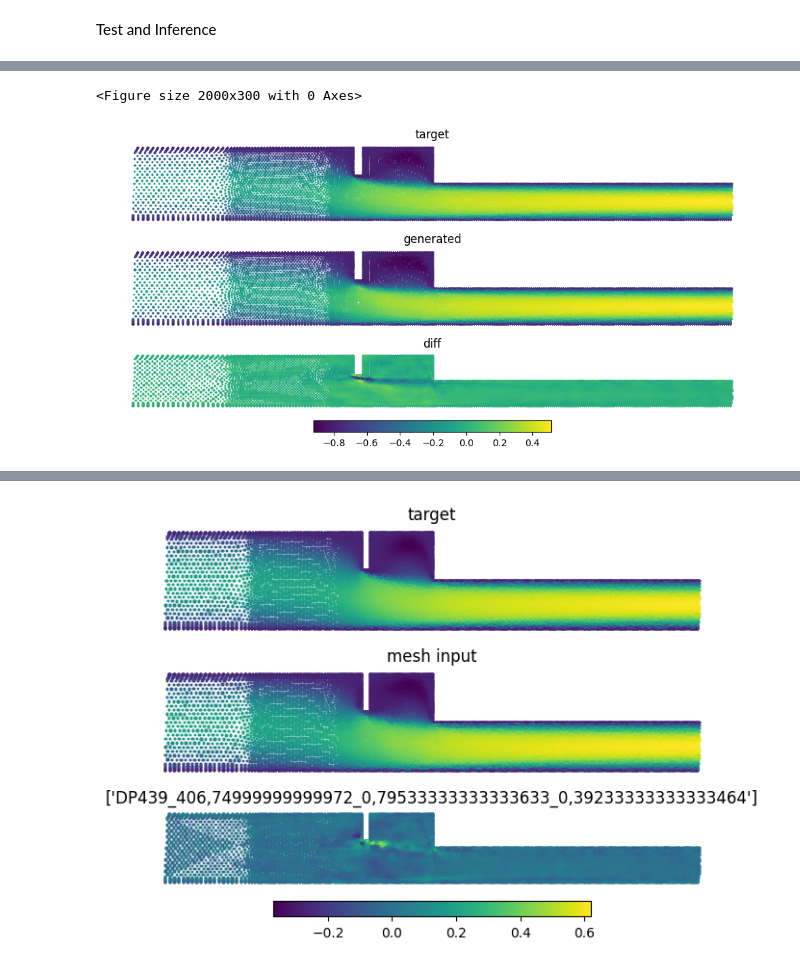
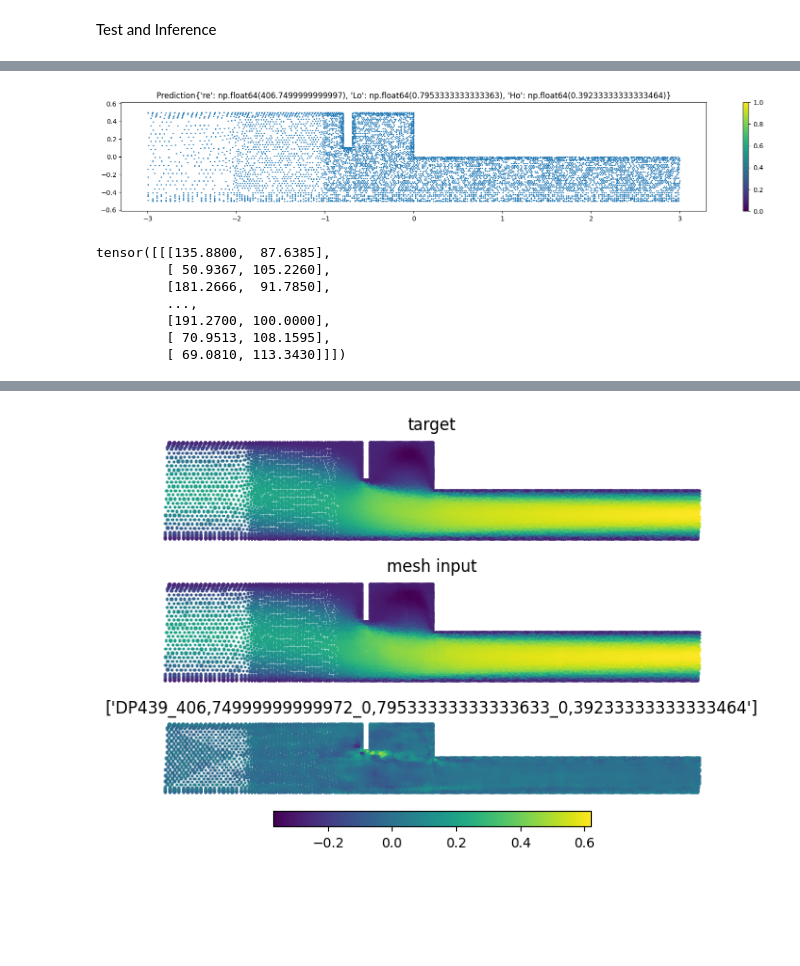
Before and after one commit to battlejacket/upt-tutorial, a Jupyter notebook: ffsRans.ipynb, the cells around one changed output, grey strips where cells are left out. Saved outputs shown, nothing was run; the diff lists cells and outputs as text; code cells hidden in the pictures; blank space fills up the shorter version.

```diff
--- a/ffsRans.ipynb
+++ b/ffsRans.ipynb
@@ -369,15 +370,9 @@ from ffsInference import ffsInference
 
 inferencer = ffsInference(
     train_dataset=test_hr_dataset,
-    totalPoints=40000,
+    totalPoints=10000,
     numSupernodes=512,
     model=model,
     device=device,
     useMesh='modify'
 )
-print(test_batch["output_pos"].shape)
-print(test_batch["output_pos"].type)
-
-parameter_sets = [(re, Lo, Ho)]  # Example parameter sets
-results = inferencer.infer(parameter_sets, output_pos=test_batch["output_pos"].clone())
-# results = inferencer.infer(parameter_sets)
@@ -387,0 +379,5 @@ torch.Size([1, 40000, 2])
+# %%
+
+parameter_sets = np.array([(re, Lo, Ho)])  # Example parameter sets
+# results = inferencer.infer(parameter_sets, output_pos=test_batch["output_pos"].clone())
+results = inferencer.infer(parameter_sets)
@@ -388,43 +388,42 @@ torch.Size([1, 40000, 2])
 # %%
 # generated input vs target
-result = results[0]
-parameters = result['parameters']
+idx = 0
+parameters = results['parameters'][idx]
 parameterString = [(key + ': ' + str(value)) for key, value in parameters.items()]
-points = result['points']
-pred_all = result['prediction']
+points = results['points'][idx]
+pred_all = results['predictions'][idx]
 
 
 x_pos, y_pos = points.unbind(1)
 pred = pred_all[:,0]
-target_all = test_dataset.denormalize_feat(test_batch["target_feat"])
+target_all = test_dataset.denormalize_feat(test_batch["target_feat"])[:10000]
 target = target_all[:,0]
 
 # Visualize
 plt.figure(figsize=(20, 3))
-# plt.scatter(x_pos, y_pos, c=pred, marker="o", s=1)
-# plt.colorbar()
-# plt.axis("equal")
-# plt.title("Prediction" + str(parameters))
+plt.scatter(x_pos, y_pos, marker="o", s=1)
+plt.colorbar()
+plt.axis("equal")
+plt.title("Prediction" + str(parameters))
+plt.show()
+
+# _, axes = plt.subplots(3, 1, figsize=(10, 5)) #, figsize=(10, 2)
+# axes[0].scatter(x_pos, y_pos, c=target, marker="s", s=1)
+# axes[0].set_title("target")
+# axes[0].set_axis_off()
+# axes[1].scatter(x_pos, y_pos, c=pred, marker="s", s=1)
+# axes[1].set_title("generated")
+# axes[1].set_axis_off()
+# scatter_diff = axes[2].scatter(x_pos, y_pos, c=pred-target, marker="s", s=1)
+# axes[2].set_title("diff")
+# axes[2].set_axis_off()
+# plt.colorbar(scatter_diff, ax=axes[2], orientation="horizontal")
+# plt.tight_layout()
+# # plt.colorbar()
+# # plt.title(test_batch["name"])
 # plt.show()
-
-_, axes = plt.subplots(3, 1, figsize=(10, 5)) #, figsize=(10, 2)
-axes[0].scatter(x_pos, y_pos, c=target, marker="s", s=1)
-axes[0].set_title("target")
-axes[0].set_axis_off()
-axes[1].scatter(x_pos, y_pos, c=pred, marker="s", s=1)
-axes[1].set_title("generated")
-axes[1].set_axis_off()
-scatter_diff = axes[2].scatter(x_pos, y_pos, c=pred-target, marker="s", s=1)
-axes[2].set_title("diff")
-axes[2].set_axis_off()
-plt.colorbar(scatter_diff, ax=axes[2], orientation="horizontal")
-plt.tight_layout()
-# plt.colorbar()
-# plt.title(test_batch["name"])
-plt.show()
 # %% [output]
-<Figure size 2000x300 with 0 Axes>
-[figure, old version]
+[figure, new version]
 # %%
 # make predictions
 
@@ -438,6 +437,16 @@ with torch.no_grad():
         output_pos=test_batch["output_pos"].to(device),
         re=test_batch["re"].to(device),
     )
+# %%
+test_batch["output_pos"]
+# %% [output]
+tensor([[[135.8800,  87.6385],
+         [ 50.9367, 105.2260],
+         [181.2666,  91.7850],
+         ...,
+         [191.2700, 100.0000],
+         [ 70.9513, 108.1595],
+         [ 69.0810, 113.3430]]])
 # %%
 # Grid vs mesh input
 
```
Also changed, not shown: parts of 9 cells of this notebook, 4 other files.
